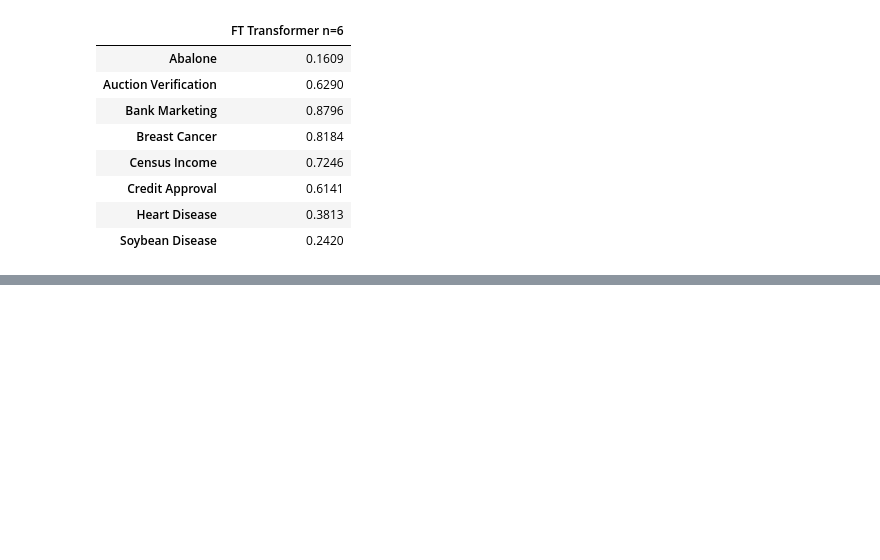
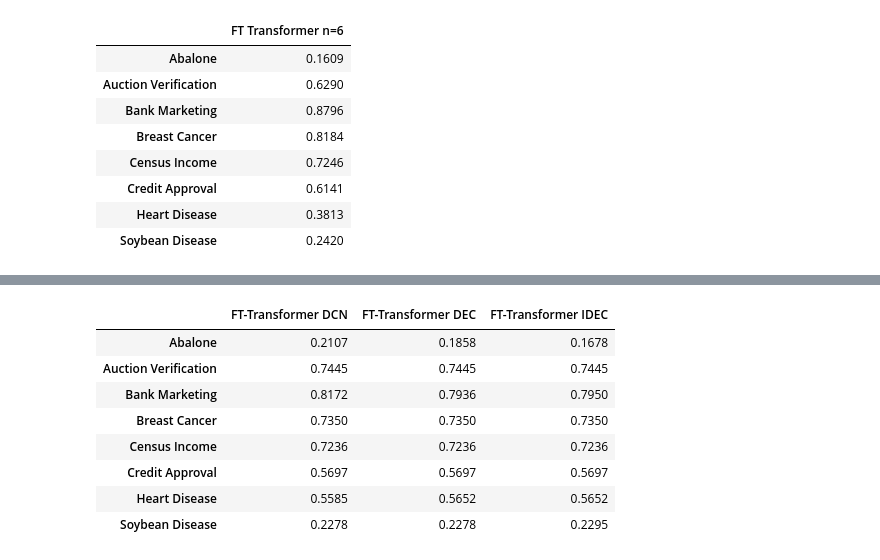
Before and after one commit to jaanisfehling/attention-mixed-type-clustering, a Jupyter notebook: ft_transformer_test.ipynb, the cells around one changed output, grey strips where cells are left out. Drawn from its saved outputs; the diff is of its cells as text; code cells hidden in the pictures; blank space fills up the shorter version.

```diff
--- a/ft_transformer_test.ipynb
+++ b/ft_transformer_test.ipynb
@@ -82,0 +258,12 @@ pd.DataFrame(accuracies.values(), index=accuracies.keys()).round(4)
+# %%
+pd.DataFrame(accuracies.values(), index=accuracies.keys()).round(4)
+# %% [output]
+|  | FT-Transformer DCN | FT-Transformer DEC | FT-Transformer IDEC |
+| Abalone | 0.2107 | 0.1858 | 0.1678 |
+| Auction Verification | 0.7445 | 0.7445 | 0.7445 |
+| Bank Marketing | 0.8172 | 0.7936 | 0.7950 |
+| Breast Cancer | 0.7350 | 0.7350 | 0.7350 |
+| Census Income | 0.7236 | 0.7236 | 0.7236 |
+| Credit Approval | 0.5697 | 0.5697 | 0.5697 |
+| Heart Disease | 0.5585 | 0.5652 | 0.5652 |
+| Soybean Disease | 0.2278 | 0.2278 | 0.2295 |
```
Also changed, not shown: parts of 3 cells of this notebook, 6 other files.
